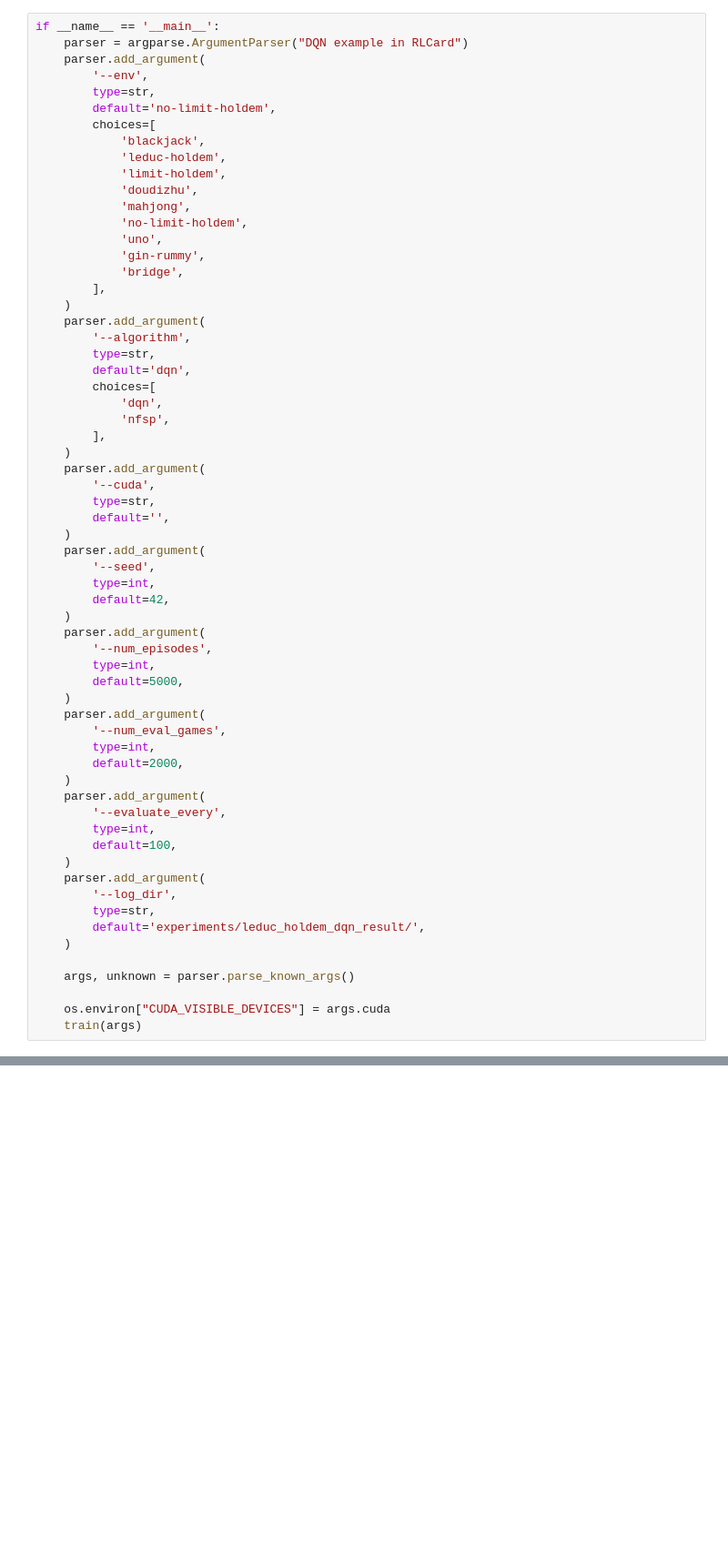
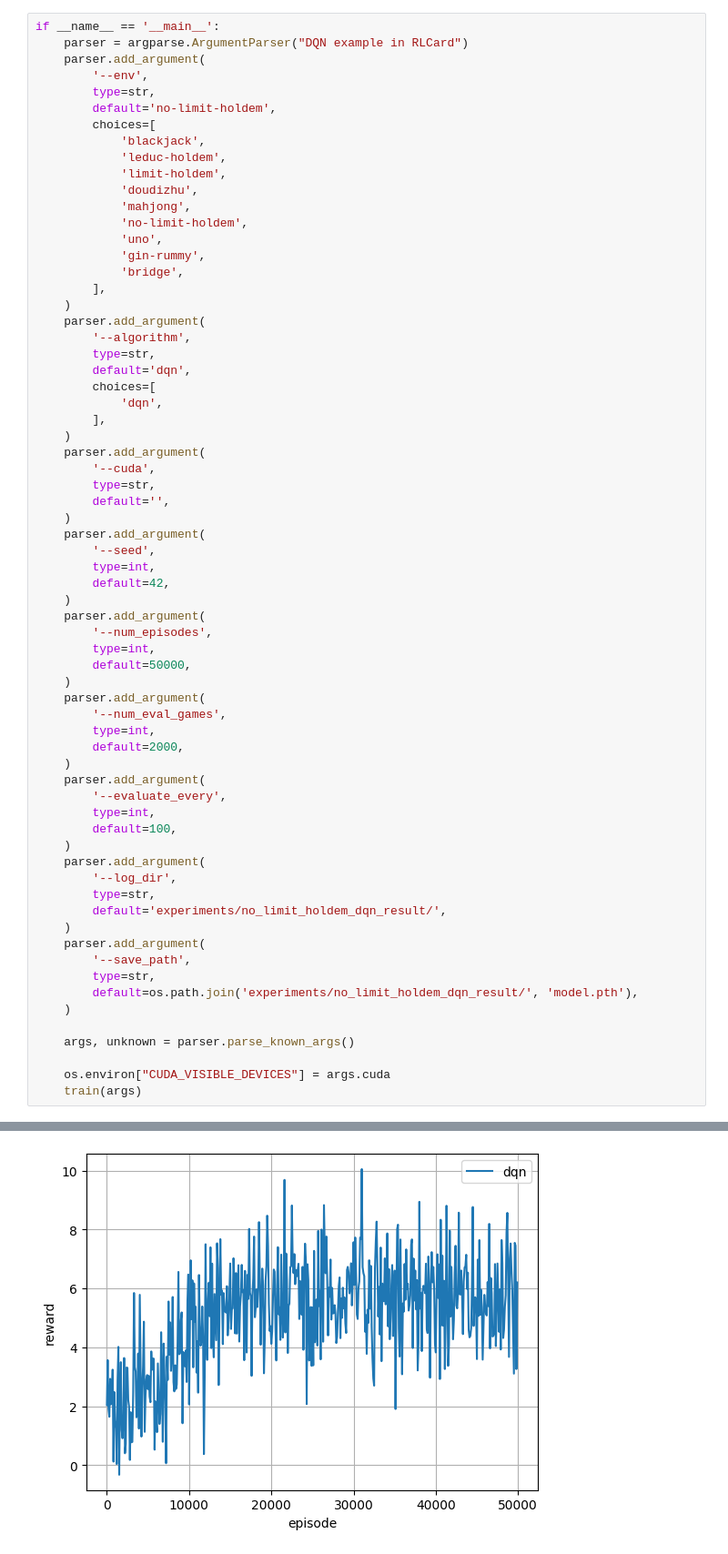
Before and after one commit to NGeorggin/COMPSCI175FinalProject, a Jupyter notebook: CS175DQN.ipynb, the cells around one changed output, grey strips where cells are left out. Shown at 91% size. Cells and saved outputs as stored; diff of their text form; blank space fills up the shorter version.

Commit message:
ran model with 50000 episodes

```diff
--- a/CS175DQN.ipynb
+++ b/CS175DQN.ipynb
@@ -146,7 +139,6 @@ if __name__ == '__main__':
         default='dqn',
         choices=[
             'dqn',
-            'nfsp',
         ],
     )
     parser.add_argument(
@@ -162,7 +154,7 @@ if __name__ == '__main__':
     parser.add_argument(
         '--num_episodes',
         type=int,
-        default=5000,
+        default=50000,
     )
     parser.add_argument(
         '--num_eval_games',
@@ -177,7 +169,12 @@ if __name__ == '__main__':
     parser.add_argument(
         '--log_dir',
         type=str,
-        default='experiments/leduc_holdem_dqn_result/',
+        default='experiments/no_limit_holdem_dqn_result/',
+    )
+    parser.add_argument(
+        '--save_path',
+        type=str,
+        default=os.path.join('experiments/no_limit_holdem_dqn_result/', 'model.pth'),
     )
 
     args, unknown = parser.parse_known_args()
@@ -191,0 +202 @@ KeyboardInterrupt:
+[figure, added]
```
Also changed, not shown: parts of 3 cells of this notebook.
